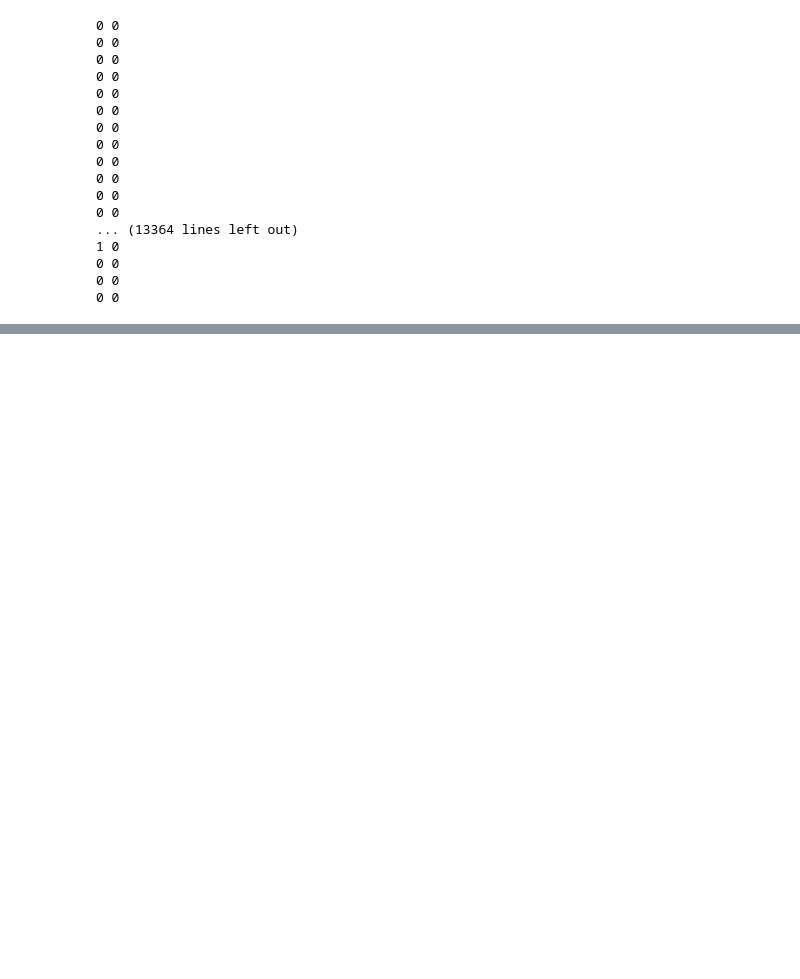
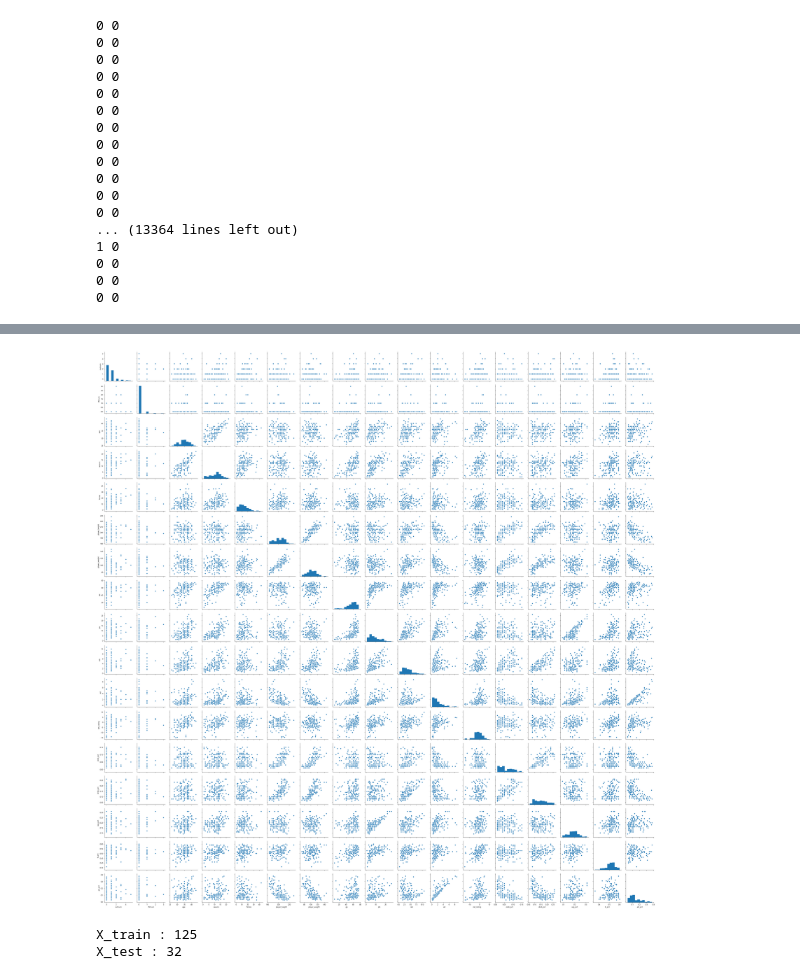
Before and after one commit to sc303030/NBA, a Jupyter notebook: nba_retirement_predict/three.ipynb, the cells around one changed output, grey strips where cells are left out. Saved outputs shown, nothing was run; the diff lists cells and outputs as text; code cells hidden in the pictures; blank space fills up the shorter version.

```diff
--- a/nba_retirement_predict/three.ipynb
+++ b/nba_retirement_predict/three.ipynb
@@ -227,0 +276,5 @@ display(df_sum)
+# %%
+sns.pairplot(df_merge)
+plt.show()
+# %% [output]
+[figure, added]
@@ -227,0 +287,5 @@ display(df_sum)
+# %%
+print(f'X_train : {len(X_train)}\nX_test : {len(X_test)}')
+# %% [output]
+X_train : 125
+X_test : 32
```
Also changed, not shown: parts of 15 cells of this notebook, 5 other files.
